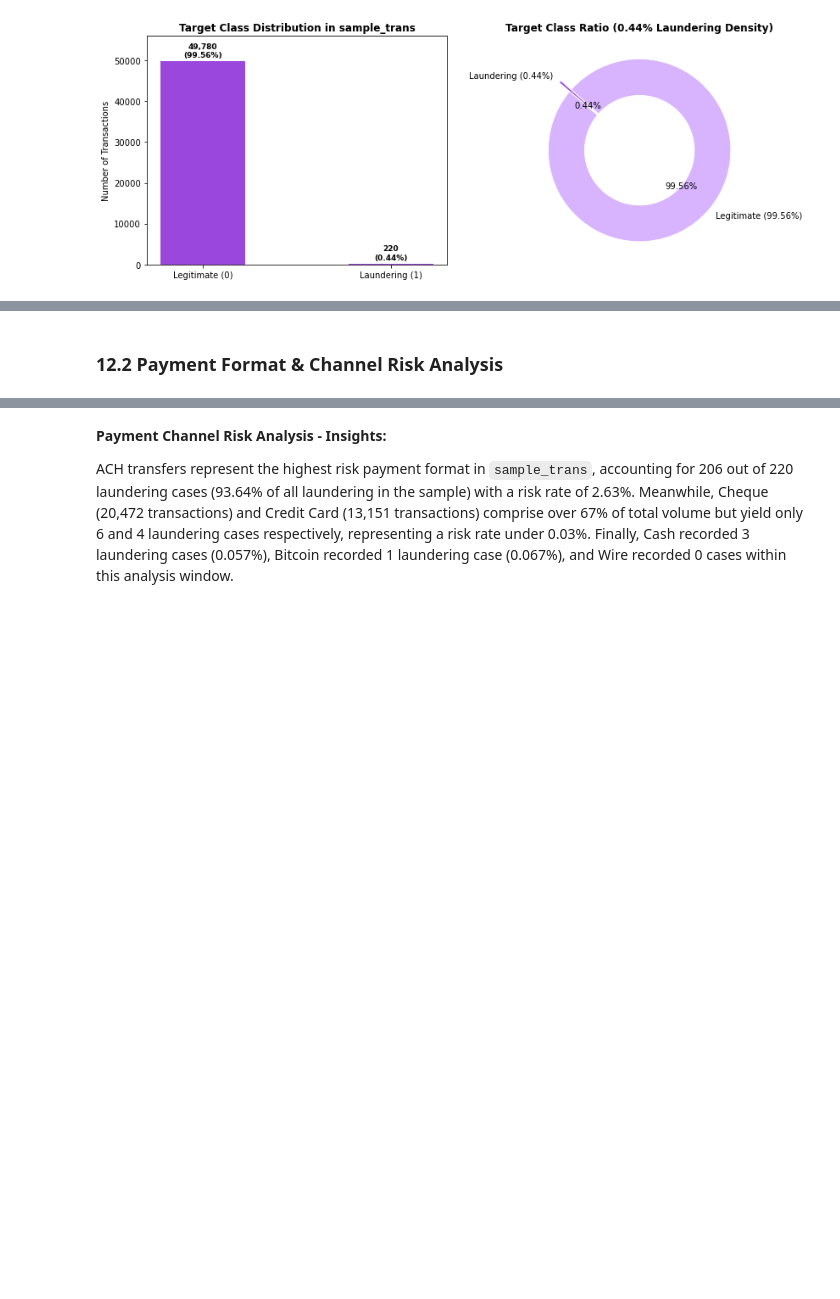
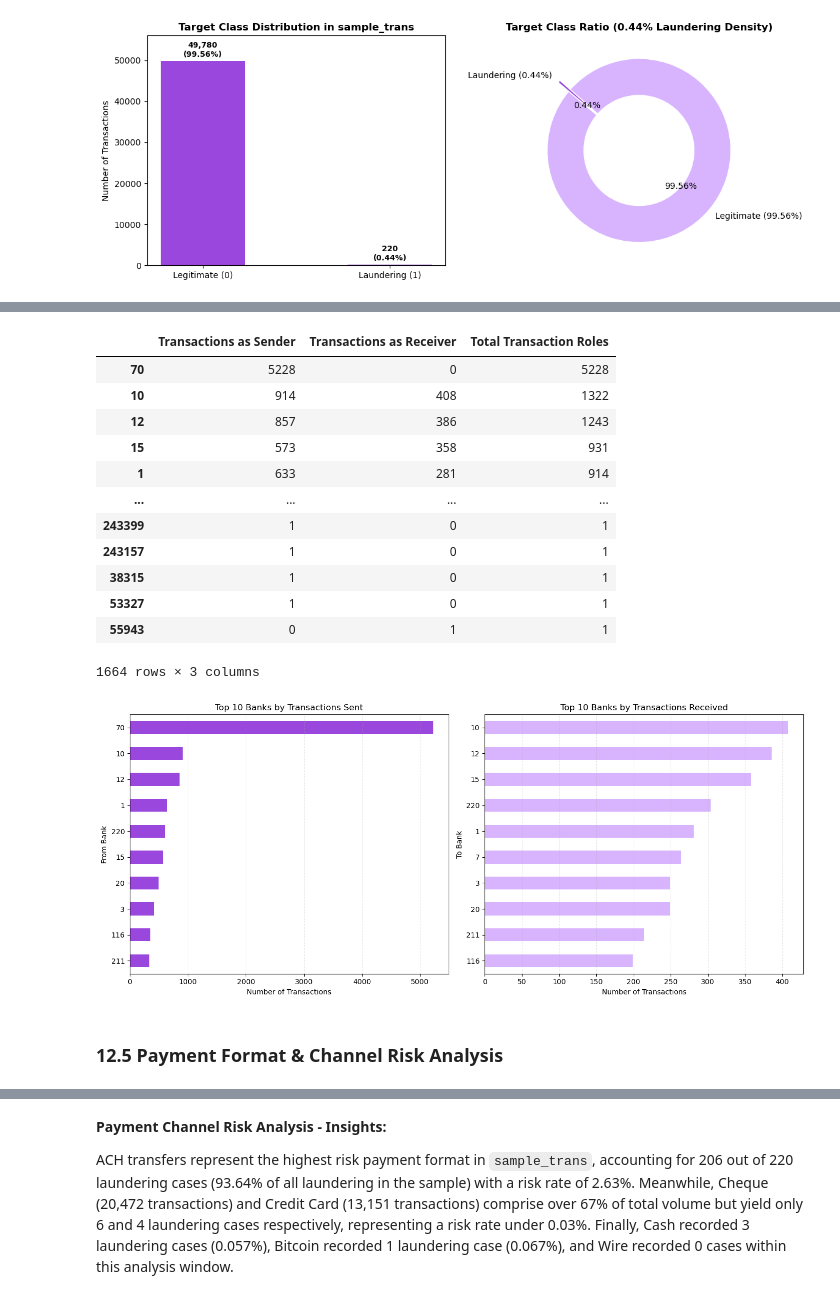
Before and after one commit to jnfpm/Capstone-Project, a Jupyter notebook: EDA.ipynb, the cells around one changed output, grey strips where cells are left out. Drawn from its saved outputs; the diff is of its cells as text; code cells hidden in the pictures; blank space fills up the shorter version.

```diff
--- a/EDA.ipynb
+++ b/EDA.ipynb
@@ -1966,6 +2144,53 @@ The dataset consists of 50,000 transaction records and 20 features with zero mis
+# %%
+# Count transactions involving each bank in the sender and receiver roles
+sender_counts = sample_trans["From Bank"].value_counts().rename("Transactions as Sender")
+receiver_counts = sample_trans["To Bank"].value_counts().rename("Transactions as Receiver")
+
+bank_transaction_counts = pd.concat([sender_counts, receiver_counts], axis=1).fillna(0).astype(int)
+bank_transaction_counts["Total Transaction Roles"] = (
+    bank_transaction_counts["Transactions as Sender"]
+    + bank_transaction_counts["Transactions as Receiver"]
+)
+bank_transaction_counts = bank_transaction_counts.sort_values(
+    "Total Transaction Roles", ascending=False
+)
+
+display(bank_transaction_counts)
+
+fig, axes = plt.subplots(1, 2, figsize=(14, 6))
+
+sender_counts.head(10).sort_values().plot(kind="barh", ax=axes[0], color="#9947dc")
+axes[0].set_title("Top 10 Banks by Transactions Sent")
+axes[0].set_xlabel("Number of Transactions")
+axes[0].set_ylabel("From Bank")
+axes[0].grid(axis="x", linestyle="--", alpha=0.3)
+
+receiver_counts.head(10).sort_values().plot(kind="barh", ax=axes[1], color="#d8b4fe")
+axes[1].set_title("Top 10 Banks by Transactions Received")
+axes[1].set_xlabel("Number of Transactions")
+axes[1].set_ylabel("To Bank")
+axes[1].grid(axis="x", linestyle="--", alpha=0.3)
+
+plt.tight_layout()
+plt.show()
+# %% [output]
+|  | Transactions as Sender | Transactions as Receiver | Total Transaction Roles |
+| 70 | 5228 | 0 | 5228 |
+| 10 | 914 | 408 | 1322 |
+| 12 | 857 | 386 | 1243 |
+| 15 | 573 | 358 | 931 |
+| 1 | 633 | 281 | 914 |
+| ... | ... | ... | ... |
+| 243399 | 1 | 0 | 1 |
+| 243157 | 1 | 0 | 1 |
+| 38315 | 1 | 0 | 1 |
+| 53327 | 1 | 0 | 1 |
+| 55943 | 0 | 1 | 1 |
+1664 rows × 3 columns
+[figure, added]
 # %% [markdown]
-<a id="122-payment-format--channel-risk-analysis"></a>
-### 12.2 Payment Format & Channel Risk Analysis
+<a id="125-payment-format--channel-risk-analysis"></a>
+### 12.5 Payment Format & Channel Risk Analysis
 # %%
 # Payment Format distribution & risk breakdown
 format_summary = sample_trans.groupby("Payment Format").agg(
```
Also changed, not shown: parts of 40 cells of this notebook, 3 other files.
